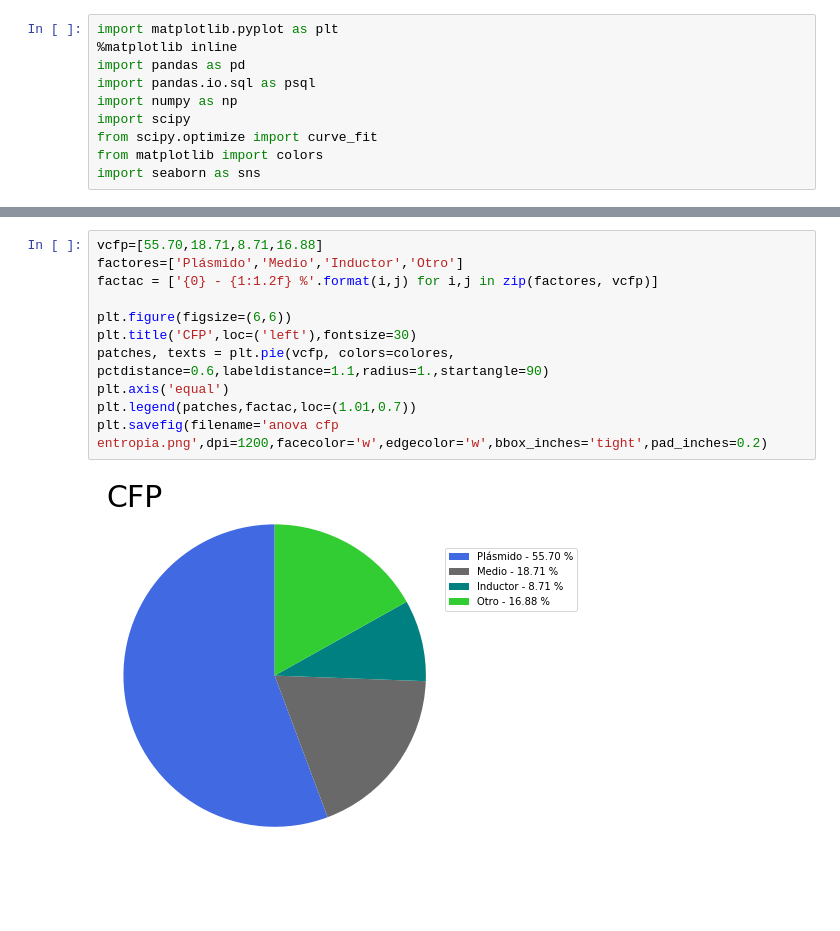
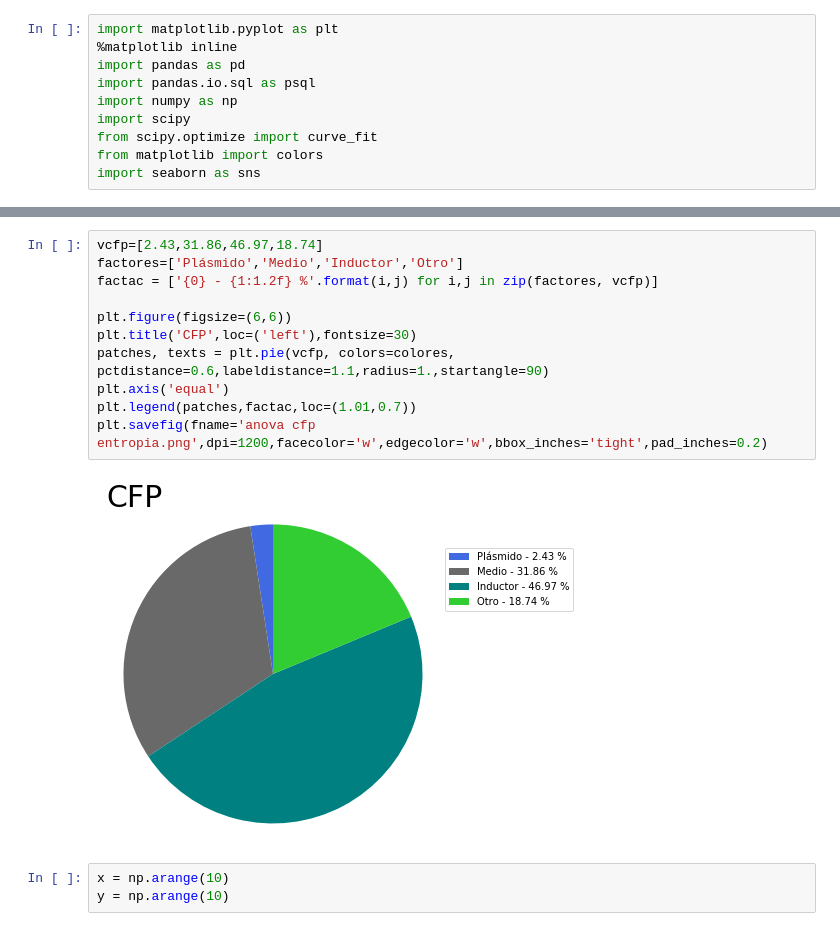
Before and after one commit to macams/Biosensores, a Jupyter notebook: Análisis/Ensayo 5 ind/ANOVA entropías todo.ipynb, the cells around one changed output, grey strips where cells are left out. Cells and saved outputs as stored; diff of their text form; blank space fills up the shorter version.

```diff
--- a/Análisis/Ensayo 5 ind/ANOVA entropías todo.ipynb
+++ b/Análisis/Ensayo 5 ind/ANOVA entropías todo.ipynb
@@ -38,13 +38,16 @@ plt.savefig(filename='anova yfp entropia.png',dpi=1200,facecolor='w',edgecolor='
 # %%
-vcfp=[55.70,18.71,8.71,16.88]
+vcfp=[2.43,31.86,46.97,18.74]
 factores=['Plásmido','Medio','Inductor','Otro']
 factac = ['{0} - {1:1.2f} %'.format(i,j) for i,j in zip(factores, vcfp)]
 
 plt.figure(figsize=(6,6))
 plt.title('CFP',loc=('left'),fontsize=30)
 patches, texts = plt.pie(vcfp, colors=colores, pctdistance=0.6,labeldistance=1.1,radius=1.,startangle=90)
 plt.axis('equal')
 plt.legend(patches,factac,loc=(1.01,0.7))
-plt.savefig(filename='anova cfp entropia.png',dpi=1200,facecolor='w',edgecolor='w',bbox_inches='tight',pad_inches=0.2)
+plt.savefig(fname='anova cfp entropia.png',dpi=1200,facecolor='w',edgecolor='w',bbox_inches='tight',pad_inches=0.2)
 # %% [output]
-[figure, old version]
+[figure, new version]
+# %%
+x = np.arange(10)
+y = np.arange(10)
```
Also changed, not shown: parts of 3 cells of this notebook, 15 other files.
